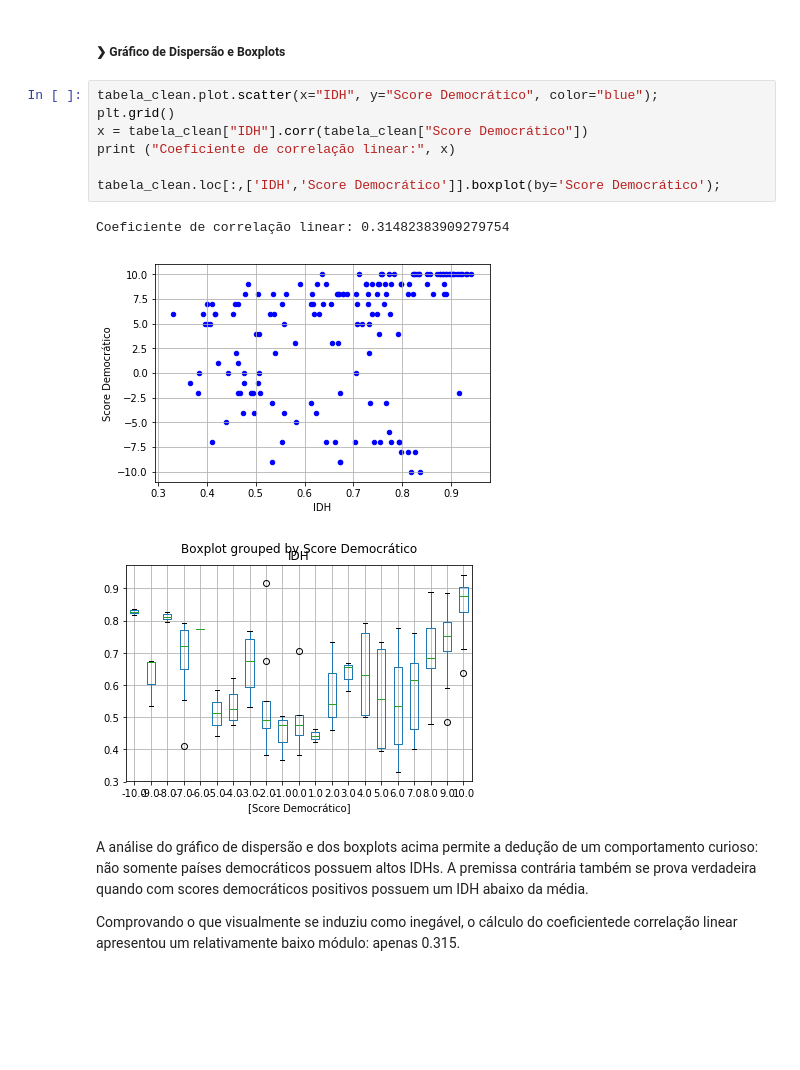
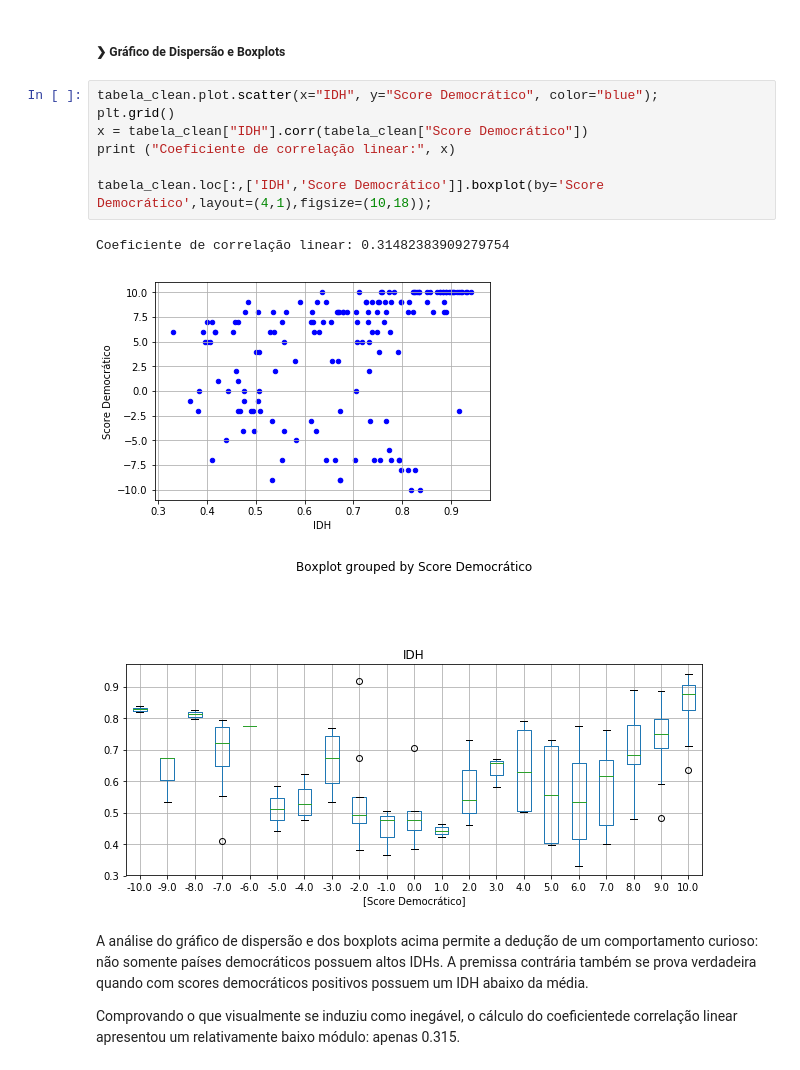
Before and after one commit to davidombosco/Projeto1_Ci-ncia_dos_Dados, a Jupyter notebook: P1 - Davi Dom Bosco.ipynb, the cells around one changed output. Saved outputs shown, nothing was run; the diff lists cells and outputs as text; blank space fills up the shorter version.

```diff
--- a/P1 - Davi Dom Bosco.ipynb
+++ b/P1 - Davi Dom Bosco.ipynb
@@ -253,14 +253,14 @@ Para contestar a segunda parte da questão, este bloco tem a função de explora
 # %%
 tabela_clean.plot.scatter(x="IDH", y="Score Democrático", color="blue");
 plt.grid()
 x = tabela_clean["IDH"].corr(tabela_clean["Score Democrático"])
 print ("Coeficiente de correlação linear:", x)
 
-tabela_clean.loc[:,['IDH','Score Democrático']].boxplot(by='Score Democrático');
+tabela_clean.loc[:,['IDH','Score Democrático']].boxplot(by='Score Democrático',layout=(4,1),figsize=(10,18));
 # %% [output]
 Coeficiente de correlação linear: 0.31482383909279754
 [figure]
-[figure, old version]
+[figure, new version]
 # %% [markdown]
 A análise do gráfico de dispersão e dos boxplots acima permite a dedução de um comportamento curioso: não somente países democráticos possuem altos IDHs. A premissa contrária também se prova verdadeira quando com scores democráticos positivos possuem um IDH abaixo da média.
 
```
Also changed, not shown: parts of 1 cell of this notebook.
